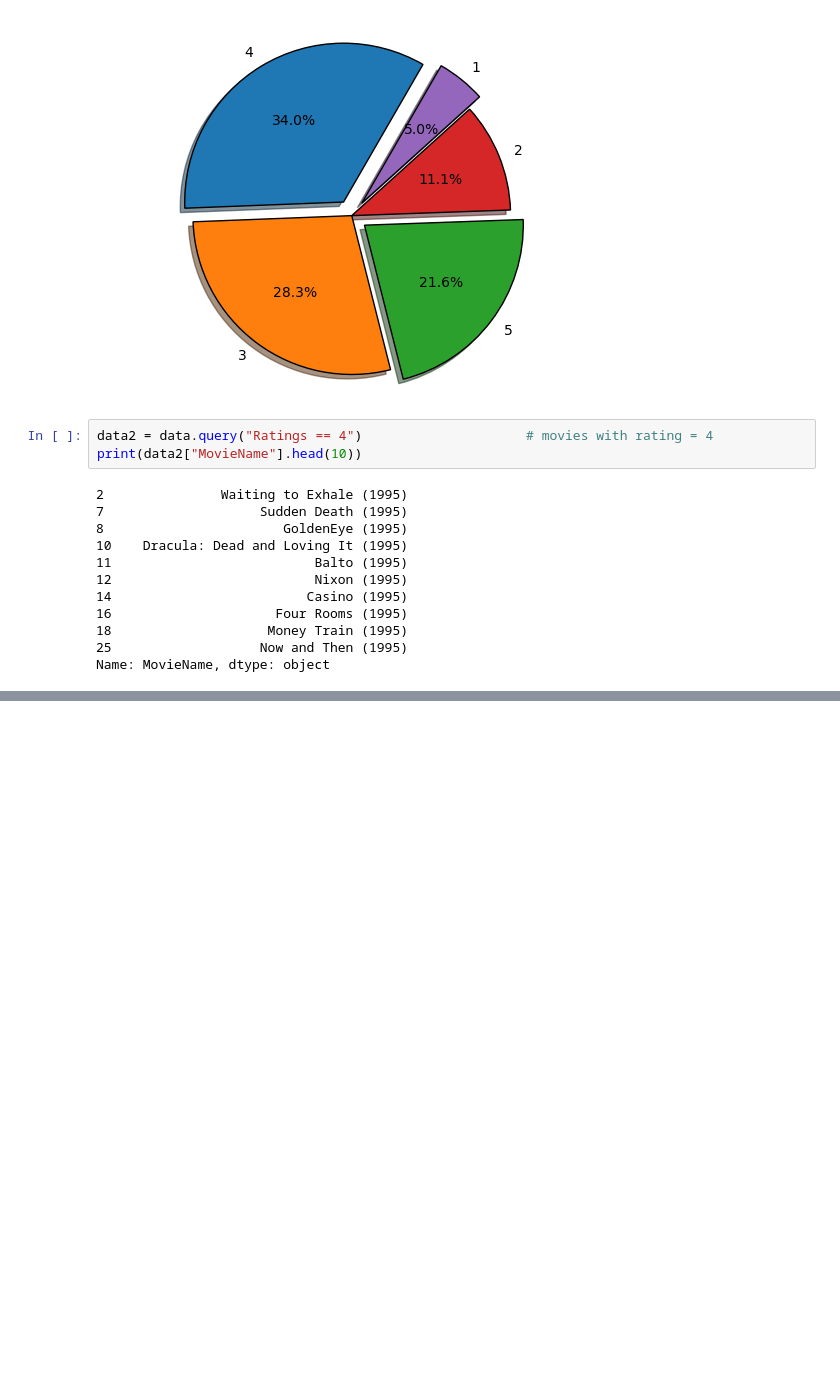
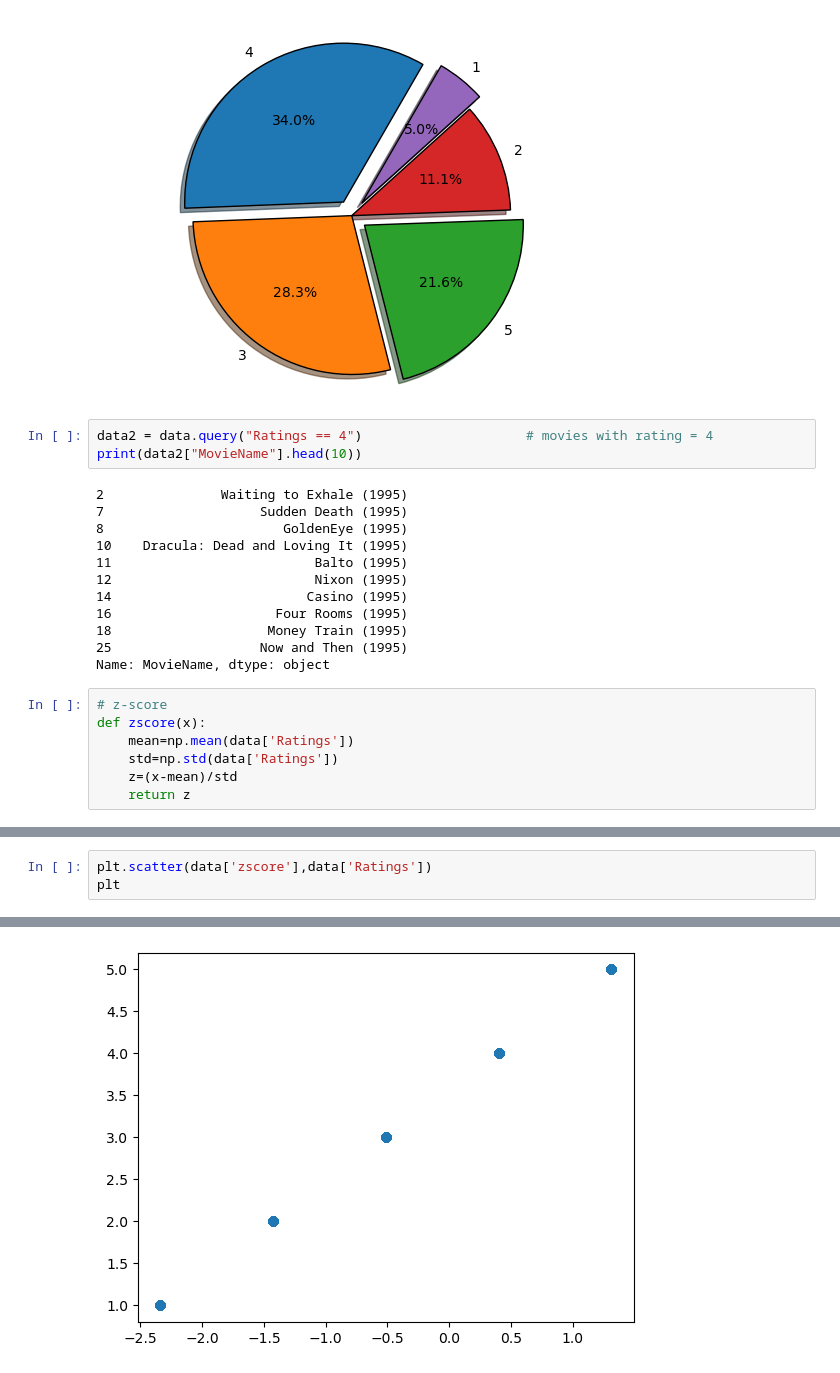
Before and after one commit to biky1001/Movie-Rating, a Jupyter notebook: movie_rating.ipynb, the cells around one changed output, grey strips where cells are left out. Saved outputs shown, nothing was run; the diff lists cells and outputs as text; blank space fills up the shorter version.

```diff
--- a/movie_rating.ipynb
+++ b/movie_rating.ipynb
@@ -171,3 +171,10 @@ print(data2["MovieName"].head(10))
 18                    Money Train (1995)
 25                   Now and Then (1995)
 Name: MovieName, dtype: object
+# %%
+# z-score
+def zscore(x):
+    mean=np.mean(data['Ratings'])
+    std=np.std(data['Ratings'])
+    z=(x-mean)/std
+    return z
@@ -173,0 +251,4 @@ Name: MovieName, dtype: object
+# %%
+plt.scatter(data['zscore'],data['Ratings'])
+plt
+# %% [output]
@@ -173,0 +256 @@ Name: MovieName, dtype: object
+[figure, added]
```
Also changed, not shown: parts of 6 cells of this notebook.
